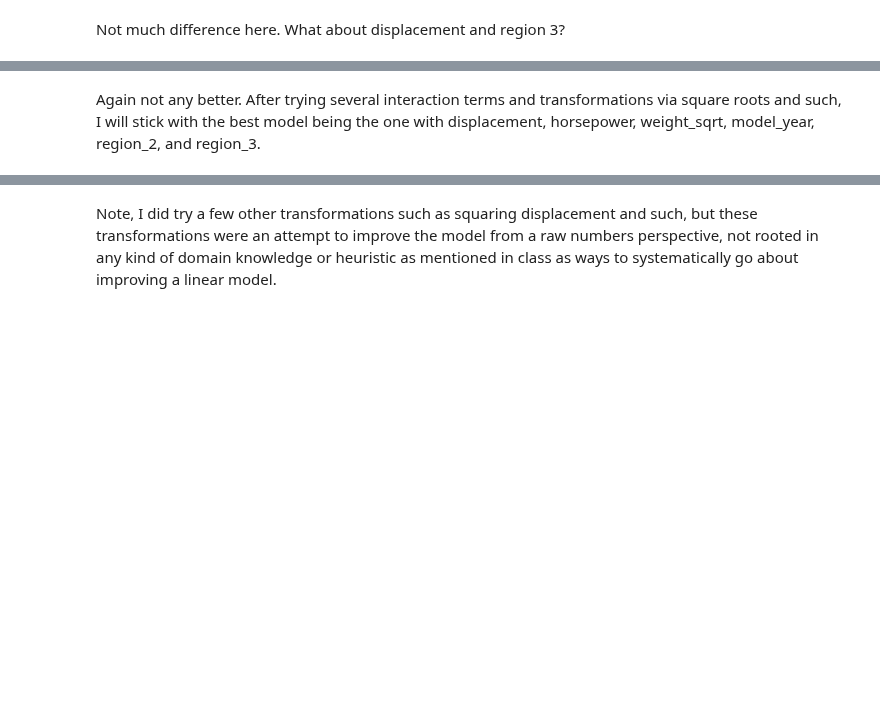
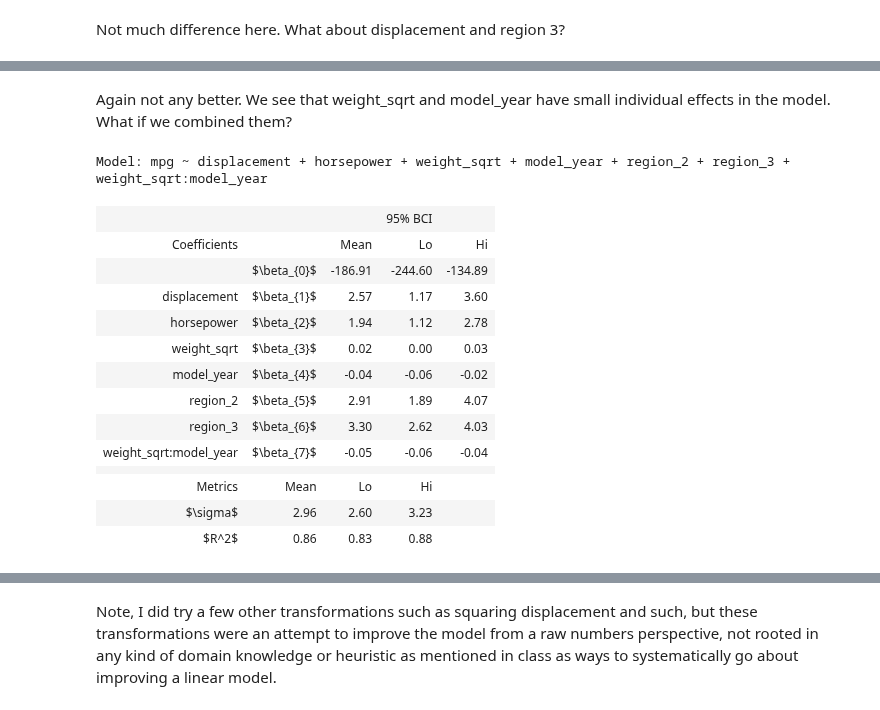
Before and after one commit to ansaridan/jhu-data-engineering-team-5, a Jupyter notebook: Problem_Set_5_2/Jhirsc21.ipynb, the cells around one changed output, grey strips where cells are left out. Cells and saved outputs as stored; diff of their text form; code cells hidden in the pictures; blank space fills up the shorter version.

```diff
--- a/Problem_Set_5_2/Jhirsc21.ipynb
+++ b/Problem_Set_5_2/Jhirsc21.ipynb
@@ -765,2 +766,22 @@ Model: mpg ~ displacement + horsepower + weight_sqrt + model_year + region_2 + r
-# %% [markdown]
-Again not any better. After trying several interaction terms and transformations via square roots and such, I will stick with the best model being the one with displacement, horsepower, weight_sqrt, model_year, region_2, and region_3.
+# %% [markdown]
+Again not any better. We see that weight_sqrt and model_year have small individual effects in the model. What if we combined them?
+# %%
+model = 'mpg ~ displacement + horsepower + weight_sqrt + model_year + region_2 + region_3 + weight_sqrt:model_year'
+result_12 = models.bootstrap_linear_regression(model, data=data)
+models.describe_bootstrap_lr(result_12)
+# %% [output]
+Model: mpg ~ displacement + horsepower + weight_sqrt + model_year + region_2 + region_3 + weight_sqrt:model_year
+|  |  |  | 95% BCI |  |
+| Coefficients |  | Mean | Lo | Hi |
+|  | $\beta_{0}$ | -186.91 | -244.60 | -134.89 |
+| displacement | $\beta_{1}$ | 2.57 | 1.17 | 3.60 |
+| horsepower | $\beta_{2}$ | 1.94 | 1.12 | 2.78 |
+| weight_sqrt | $\beta_{3}$ | 0.02 | 0.00 | 0.03 |
+| model_year | $\beta_{4}$ | -0.04 | -0.06 | -0.02 |
+| region_2 | $\beta_{5}$ | 2.91 | 1.89 | 4.07 |
+| region_3 | $\beta_{6}$ | 3.30 | 2.62 | 4.03 |
+| weight_sqrt:model_year | $\beta_{7}$ | -0.05 | -0.06 | -0.04 |
+|  |  |  |  |  |
+| Metrics | Mean | Lo | Hi |  |
+| $\sigma$ | 2.96 | 2.60 | 3.23 |  |
+| $R^2$ | 0.86 | 0.83 | 0.88 |  |
```
Also changed, not shown: parts of 39 cells of this notebook.
